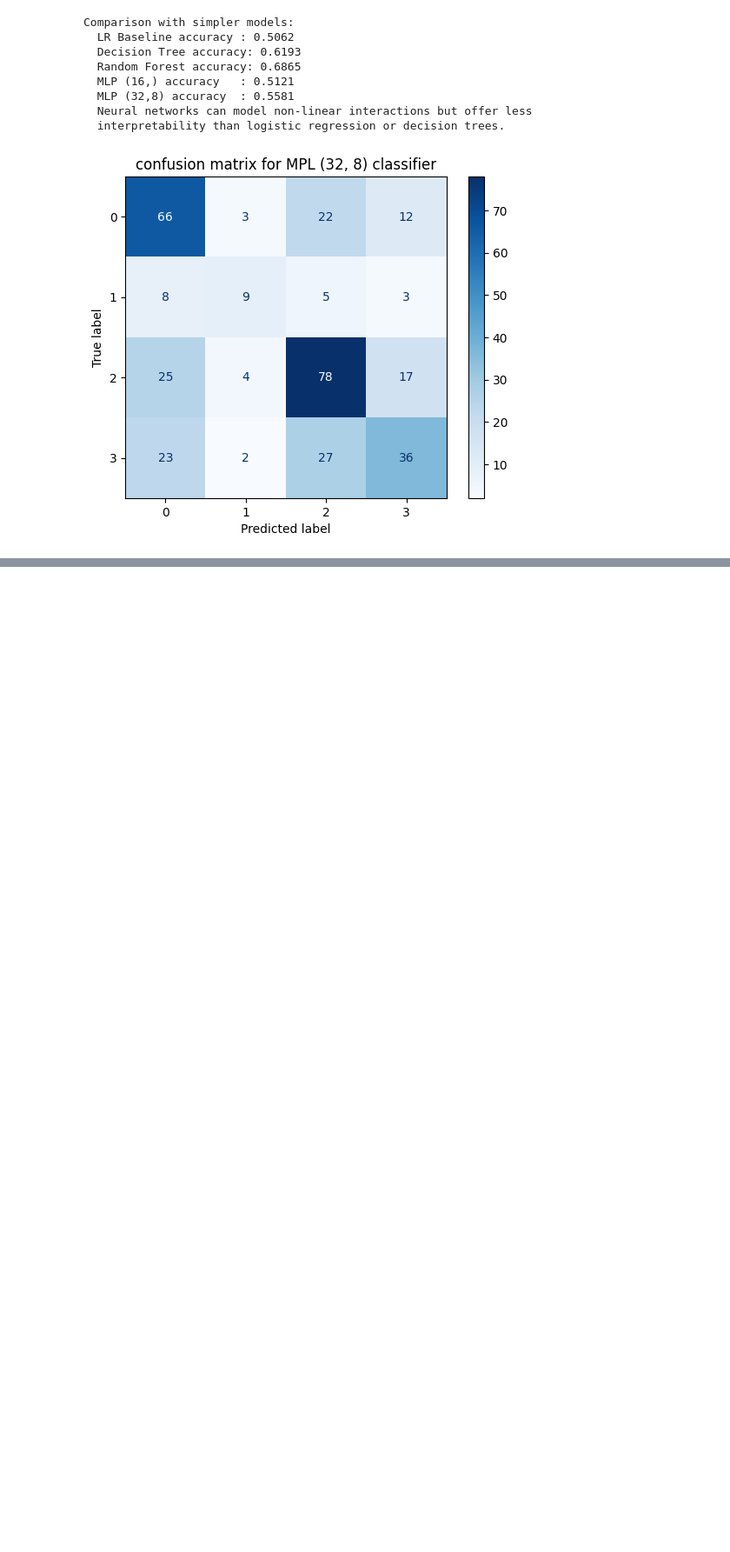
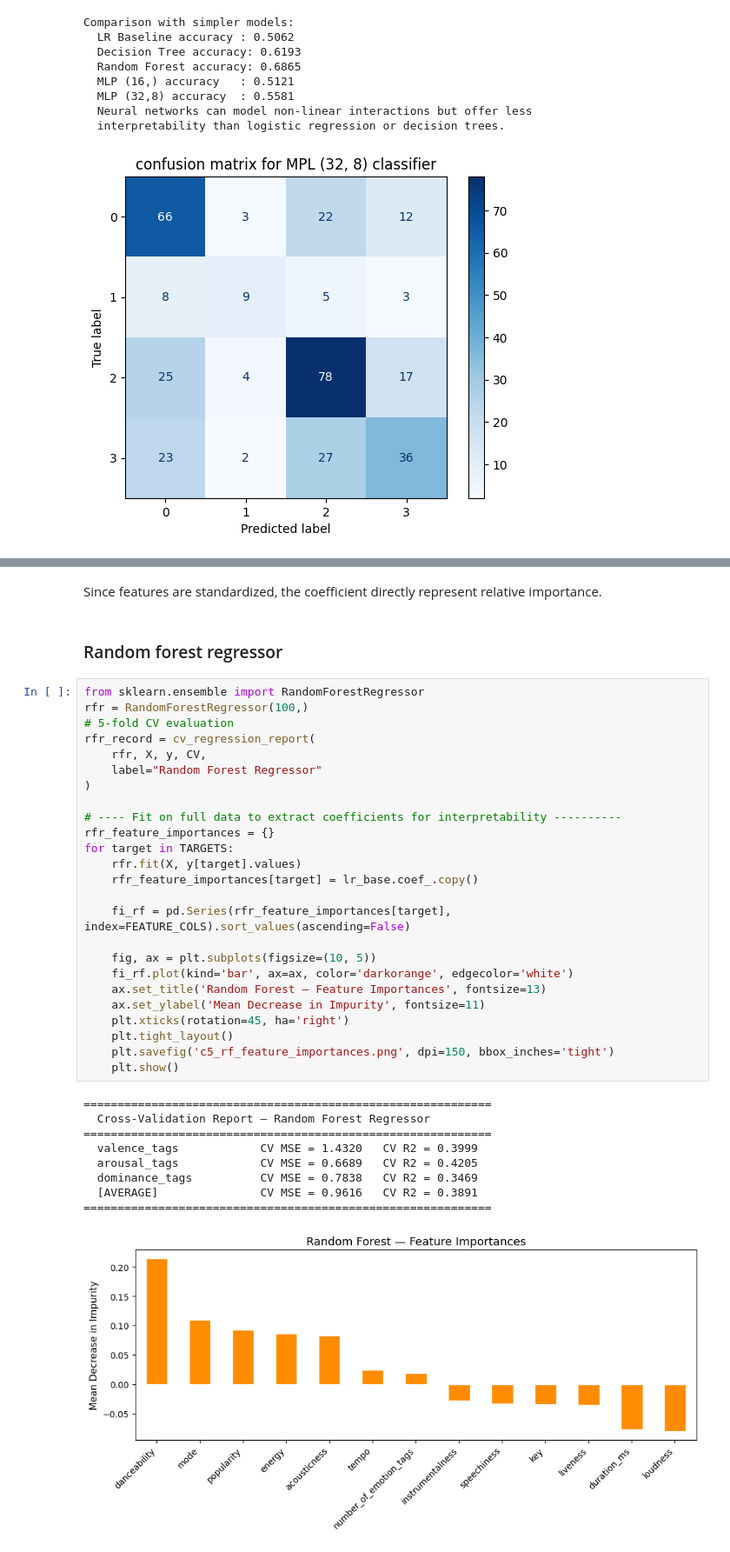
Before and after one commit to Speeb04/JSC270-Final-Project, a Jupyter notebook: final_modelling.ipynb, the cells around one changed output, grey strips where cells are left out. Shown at 87% size. Drawn from its saved outputs; the diff is of its cells as text; blank space fills up the shorter version.

```diff
--- a/final_modelling.ipynb
+++ b/final_modelling.ipynb
@@ -527,0 +621,39 @@ testing R2: 0.001573941594604289
+# %% [markdown]
+Since features are standardized, the coefficient directly represent relative importance.
+# %% [markdown]
+### Random forest regressor
+# %%
+from sklearn.ensemble import RandomForestRegressor
+rfr = RandomForestRegressor(100,)
+# 5-fold CV evaluation
+rfr_record = cv_regression_report(
+    rfr, X, y, CV,
+    label="Random Forest Regressor"
+)
+
+# ---- Fit on full data to extract coefficients for interpretability ----------
+rfr_feature_importances = {}
+for target in TARGETS:
+    rfr.fit(X, y[target].values)
+    rfr_feature_importances[target] = lr_base.coef_.copy()
+
+    fi_rf = pd.Series(rfr_feature_importances[target], index=FEATURE_COLS).sort_values(ascending=False)
+
+    fig, ax = plt.subplots(figsize=(10, 5))
+    fi_rf.plot(kind='bar', ax=ax, color='darkorange', edgecolor='white')
+    ax.set_title('Random Forest — Feature Importances', fontsize=13)
+    ax.set_ylabel('Mean Decrease in Impurity', fontsize=11)
+    plt.xticks(rotation=45, ha='right')
+    plt.tight_layout()
+    plt.savefig('c5_rf_feature_importances.png', dpi=150, bbox_inches='tight')
+    plt.show()
+# %% [output]
+============================================================
+  Cross-Validation Report — Random Forest Regressor
+============================================================
+  valence_tags            CV MSE = 1.4320   CV R2 = 0.3999
+  arousal_tags            CV MSE = 0.6689   CV R2 = 0.4205
+  dominance_tags          CV MSE = 0.7838   CV R2 = 0.3469
+  [AVERAGE]               CV MSE = 0.9616   CV R2 = 0.3891
+============================================================
+[figure, added]
```
Also changed, not shown: parts of 15 cells of this notebook.
